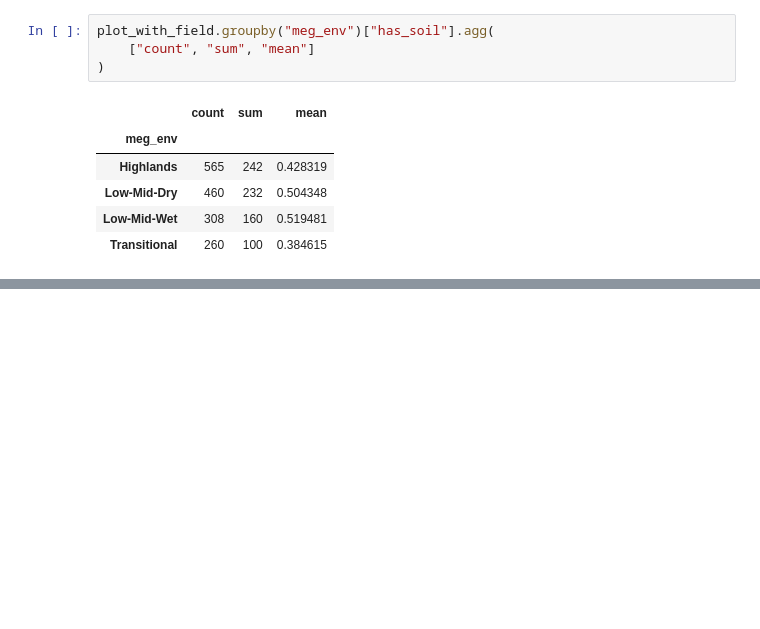
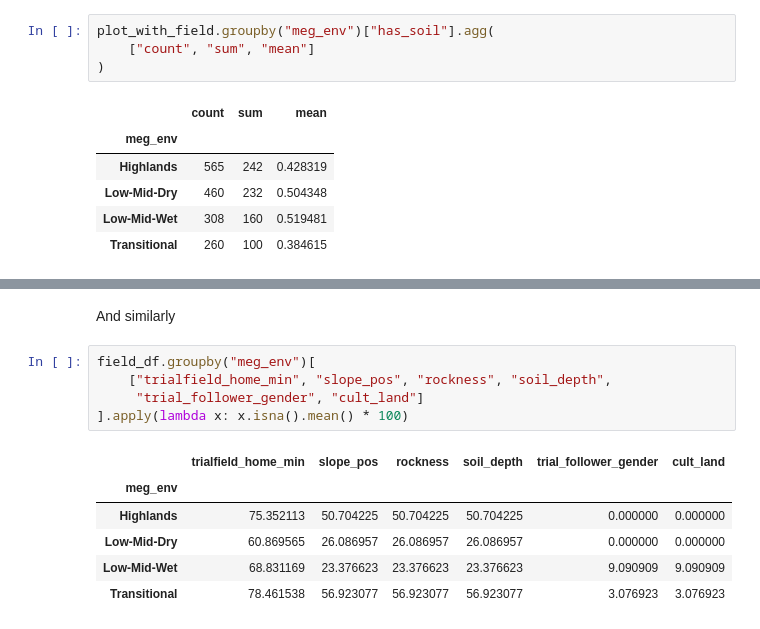
Before and after one commit to Vin-Okumu/maize-yield-optimization-rwanda, a Jupyter notebook: 02_Notebooks/01_data_audit.ipynb, the cells around one changed output, grey strips where cells are left out. Cells and saved outputs as stored; diff of their text form; blank space fills up the shorter version.

```diff
--- a/02_Notebooks/01_data_audit.ipynb
+++ b/02_Notebooks/01_data_audit.ipynb
@@ -1821,0 +1835,14 @@ Now we need to determine whether missingness is concentrated in particular envir
+# %% [markdown]
+And similarly
+# %%
+field_df.groupby("meg_env")[
+    ["trialfield_home_min", "slope_pos", "rockness", "soil_depth",
+     "trial_follower_gender", "cult_land"]
+].apply(lambda x: x.isna().mean() * 100)
+# %% [output]
+|  | trialfield_home_min | slope_pos | rockness | soil_depth | trial_follower_gender | cult_land |
+| meg_env |  |  |  |  |  |  |
+| Highlands | 75.352113 | 50.704225 | 50.704225 | 50.704225 | 0.000000 | 0.000000 |
+| Low-Mid-Dry | 60.869565 | 26.086957 | 26.086957 | 26.086957 | 0.000000 | 0.000000 |
+| Low-Mid-Wet | 68.831169 | 23.376623 | 23.376623 | 23.376623 | 9.090909 | 9.090909 |
+| Transitional | 78.461538 | 56.923077 | 56.923077 | 56.923077 | 3.076923 | 3.076923 |
```
Also changed, not shown: parts of 6 cells of this notebook.
